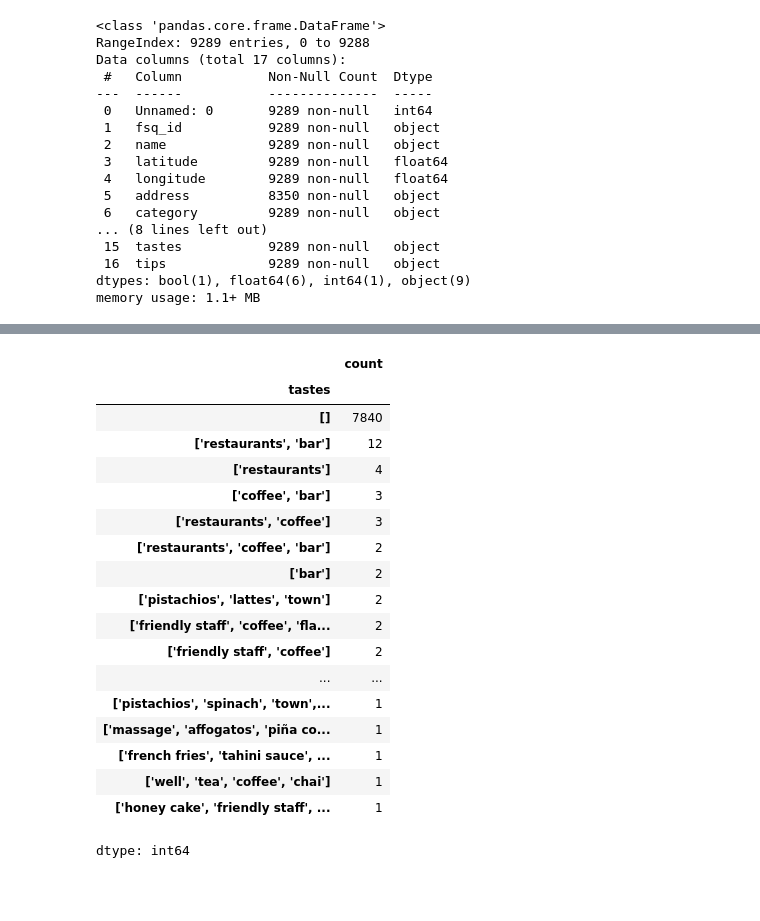
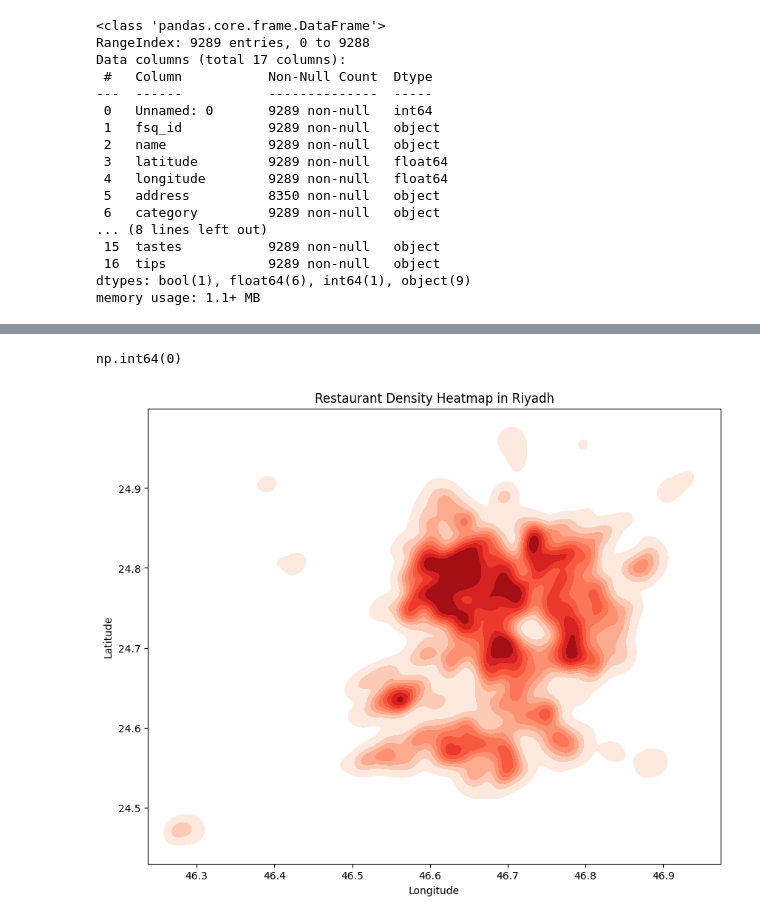
Before and after one commit to AbdulrahmanB-25/EDA_Project, a Jupyter notebook: EDA_Project.ipynb, the cells around one changed output, grey strips where cells are left out. Drawn from its saved outputs; the diff is of its cells as text; code cells hidden in the pictures; blank space fills up the shorter version.

Commit message:
Started on visualization.

```diff
--- a/EDA_Project.ipynb
+++ b/EDA_Project.ipynb
@@ -111,25 +111,24 @@ df_restaurants.describe()
 | 50% | 14418.000000 | 24.738860 | 46.687681 | 7.900000 | 32.000000 | 36.000000 | 5.000000 |
 | 75% | 20301.000000 | 24.797721 | 46.755041 | 8.500000 | 205.000000 | 113.000000 | 17.000000 |
 | max | 26980.000000 | 24.967605 | 46.941929 | 9.600000 | 94226.000000 | 12297.000000 | 2156.000000 |
-# %%
-df_restaurants["tips             "].value_counts()
-# %% [output]
-|  | count |
-| tastes |  |
-| [] | 7840 |
-| ['restaurants', 'bar'] | 12 |
-| ['restaurants'] | 4 |
-| ['coffee', 'bar'] | 3 |
-| ['restaurants', 'coffee'] | 3 |
-| ['restaurants', 'coffee', 'bar'] | 2 |
-| ['bar'] | 2 |
-| ['pistachios', 'lattes', 'town'] | 2 |
-| ['friendly staff', 'coffee', 'fla... | 2 |
-| ['friendly staff', 'coffee'] | 2 |
-| ... | ... |
-| ['pistachios', 'spinach', 'town',... | 1 |
-| ['massage', 'affogatos', 'piña co... | 1 |
-| ['french fries', 'tahini sauce', ... | 1 |
-| ['well', 'tea', 'coffee', 'chai'] | 1 |
-| ['honey cake', 'friendly staff', ... | 1 |
-dtype: int64
+# %%
+df_restaurants.duplicated().sum()
+# %% [output]
+np.int64(0)
+# %%
+plt.figure(figsize=(10,8))
+
+sns.kdeplot(
+    x=df_restaurants["longitude"],
+    y=df_restaurants["latitude"],
+    fill=True,
+    cmap="Reds",
+    bw_adjust=0.5
+)
+
+plt.title("Restaurant Density Heatmap in Riyadh")
+plt.xlabel("Longitude")
+plt.ylabel("Latitude")
+plt.show()
+# %% [output]
+[figure, added]
```
Also changed, not shown: parts of 3 cells of this notebook.
